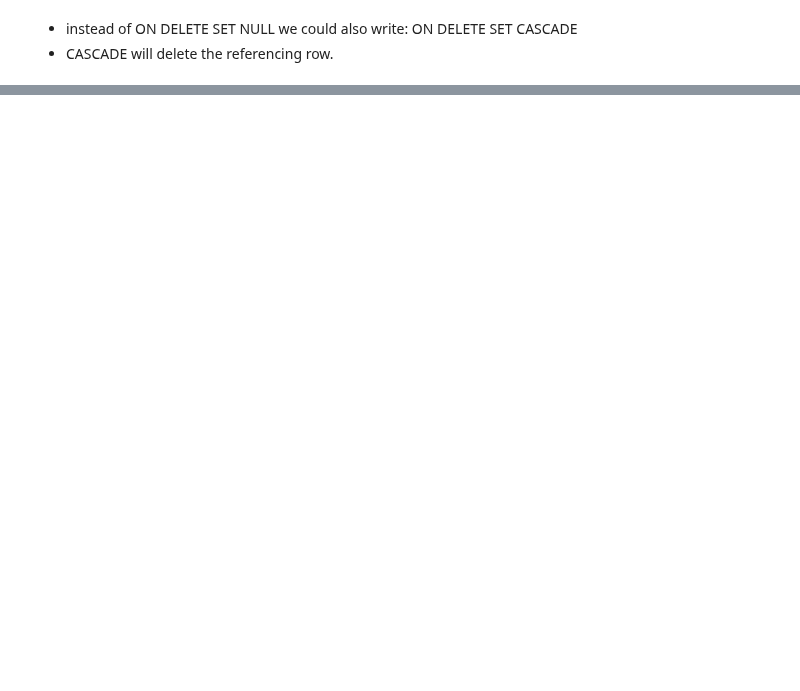
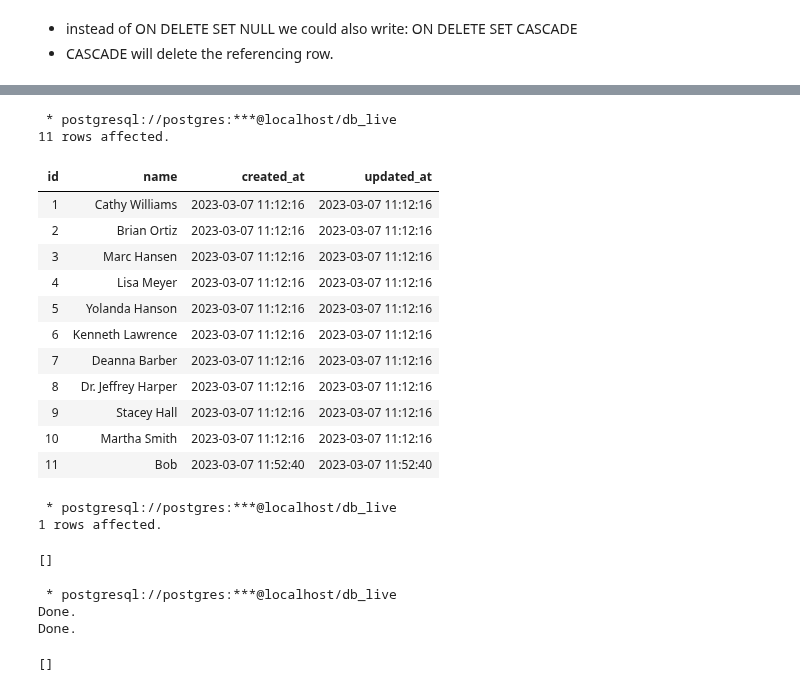
Before and after one commit to fbw-p22-e3-assignments/live-code, a Jupyter notebook: database/BASIC_USAGE/basics_live.ipynb, the cells around one changed output, grey strips where cells are left out. Cells and saved outputs as stored; diff of their text form; code cells hidden in the pictures; blank space fills up the shorter version.

Commit message:
views postgres

```diff
--- a/database/BASIC_USAGE/basics_live.ipynb
+++ b/database/BASIC_USAGE/basics_live.ipynb
@@ -345,0 +590,37 @@ ON DELETE SET CASCADE
+# %%
+%%sql
+select * from friends;
+# %% [output]
+ * postgresql://postgres:***@localhost/db_live
+11 rows affected.
+| id | name | created_at | updated_at |
+| 1 | Cathy Williams | 2023-03-07 11:12:16 | 2023-03-07 11:12:16 |
+| 2 | Brian Ortiz | 2023-03-07 11:12:16 | 2023-03-07 11:12:16 |
+| 3 | Marc Hansen | 2023-03-07 11:12:16 | 2023-03-07 11:12:16 |
+| 4 | Lisa Meyer | 2023-03-07 11:12:16 | 2023-03-07 11:12:16 |
+| 5 | Yolanda Hanson | 2023-03-07 11:12:16 | 2023-03-07 11:12:16 |
+| 6 | Kenneth Lawrence | 2023-03-07 11:12:16 | 2023-03-07 11:12:16 |
+| 7 | Deanna Barber | 2023-03-07 11:12:16 | 2023-03-07 11:12:16 |
+| 8 | Dr. Jeffrey Harper | 2023-03-07 11:12:16 | 2023-03-07 11:12:16 |
+| 9 | Stacey Hall | 2023-03-07 11:12:16 | 2023-03-07 11:12:16 |
+| 10 | Martha Smith | 2023-03-07 11:12:16 | 2023-03-07 11:12:16 |
+| 11 | Bob | 2023-03-07 11:52:40 | 2023-03-07 11:52:40 |
+# %%
+%%sql
+insert into my_friends(name) values ('bye')
+# %% [output]
+ * postgresql://postgres:***@localhost/db_live
+1 rows affected.
+[]
+# %%
+%%sql
+drop view my_friends;
+create view my_friends as
+select * from friends
+where name not like '%y%'
+with check option;
+# %% [output]
+ * postgresql://postgres:***@localhost/db_live
+Done.
+Done.
+[]
```
Also changed, not shown: parts of 46 cells of this notebook, 4 other files.
